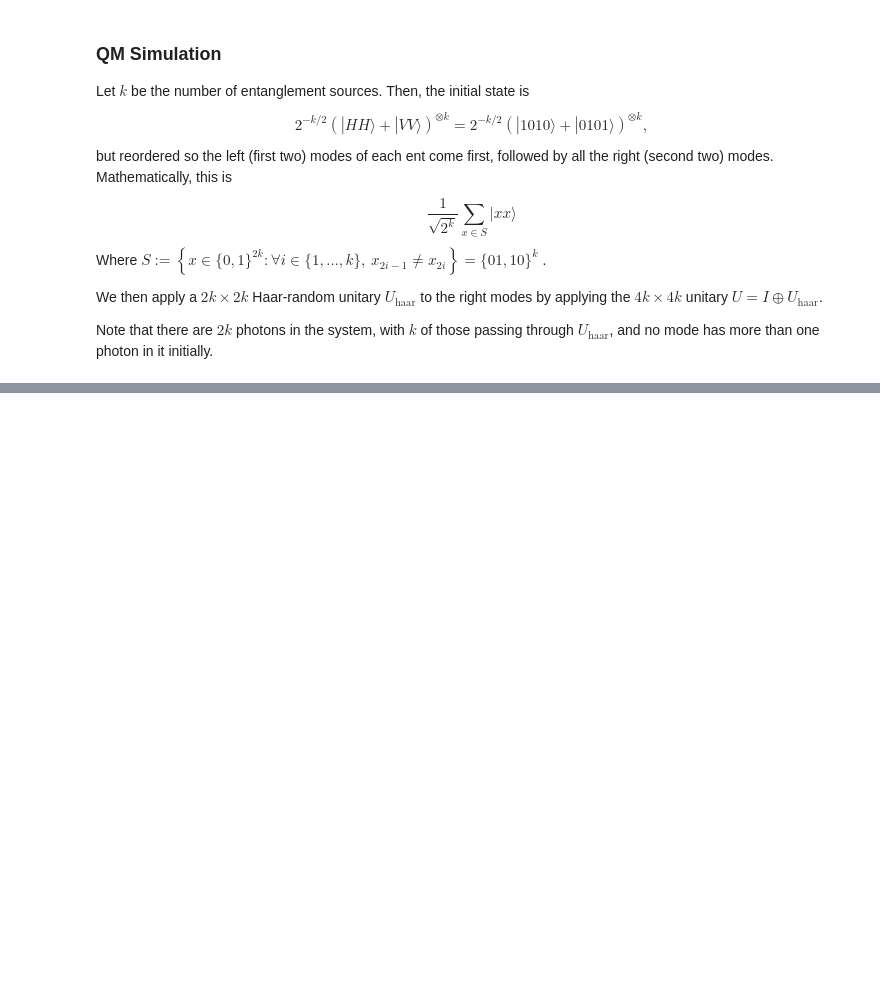
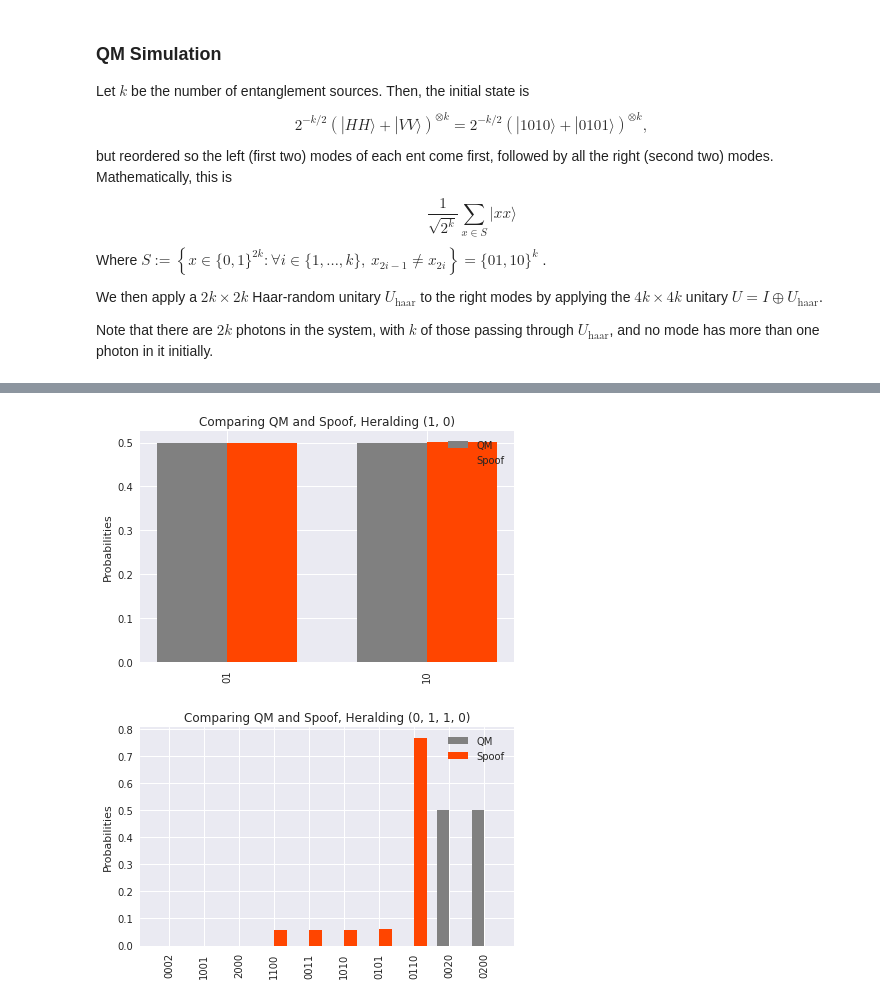
Before and after one commit to ironak/GaussianBosonSampling, a Jupyter notebook: experiments.ipynb, the cells around one changed output, grey strips where cells are left out. Drawn from its saved outputs; the diff is of its cells as text; code cells hidden in the pictures; blank space fills up the shorter version.

```diff
--- a/experiments.ipynb
+++ b/experiments.ipynb
@@ -274,0 +281,17 @@ qm_distrs, stoch_distrs = estu(3, N=1000000)
+# %%
+I1 = np.eye(1)
+I2 = np.eye(2)
+Z = np.array([[1, 0], [0, -1]])
+X = np.array([[0, 1], [1, 0]])
+Y = -1j * Z @ X
+hadamard = np.array([[1, 1], [1, -1]]) / sqrt(2)
+
+# Basic Hadamard
+qm_distrs, stoch_distrs = estu(1, U=hadamard, heralds=[(1,0)], N=1000000)
+
+# Hong-Ou-Mandel Experiment
+U = direct_sum(I1, hadamard, I1)
+qm_distrs, stoch_distrs = estu(2, U=U, heralds=[(0,1,1,0)], N=1000000)
+# %% [output]
+[figure, added]
+[figure, added]
```
Also changed, not shown: parts of 3 cells of this notebook, 1 other file.
